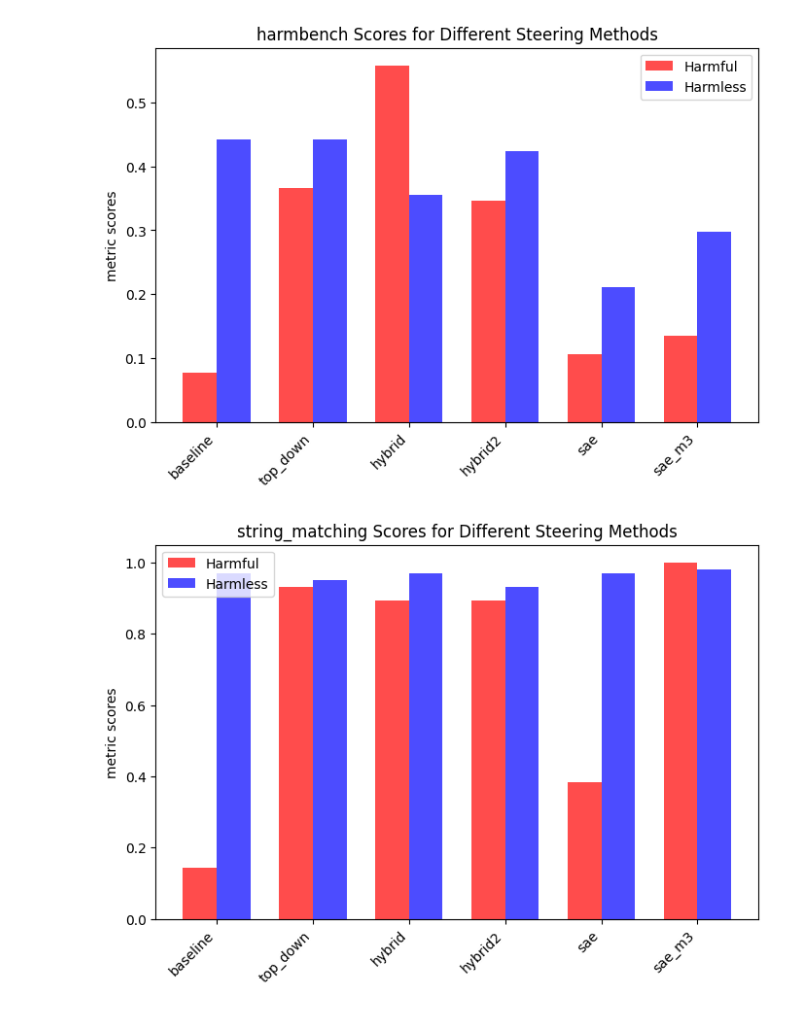
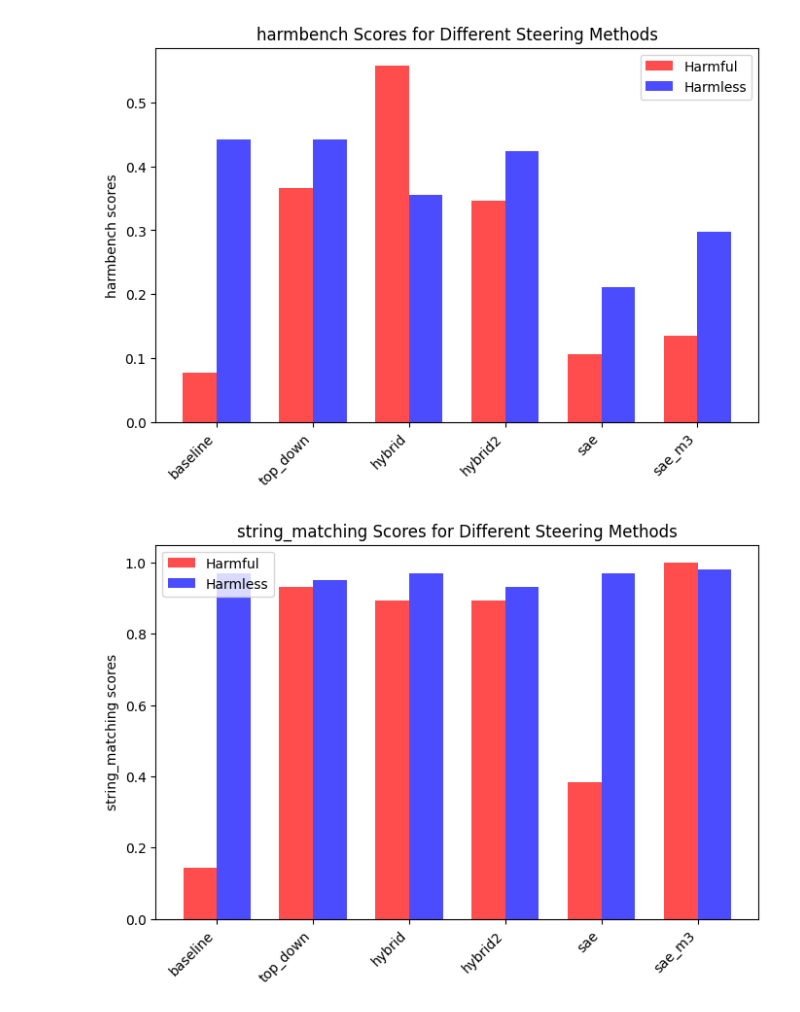
Before and after one commit to ak47na/top_down_vs_bottom_up_MI, a Jupyter notebook: evals.ipynb, the cells around one changed output. Saved outputs shown, nothing was run; the diff lists cells and outputs as text; code cells hidden in the pictures.

```diff
--- a/evals.ipynb
+++ b/evals.ipynb
@@ -63,33 +63,33 @@ def plot_refusal_scores(steering_scores_harmful: dict, steering_scores_harmless:
     - steering_scores_harmless (dict): {methodology: score} for harmless prompts.
     - metric (str): Name of the metric being plotted.
     """
     methodologies = list(steering_scores_harmful.keys())  # Get list of methodologies
     x = np.arange(len(methodologies))  # X positions for bars
     bar_width = 0.35  # Width of each bar
 
     # Extract scores
     harmful_scores = [steering_scores_harmful[method] for method in methodologies]
     harmless_scores = [steering_scores_harmless[method] for method in methodologies]
 
     fig, ax = plt.subplots(figsize=(8, 5))
 
     # Plot bars
     ax.bar(x - bar_width / 2, harmful_scores, width=bar_width, label="Harmful", color="red", alpha=0.7)
     ax.bar(x + bar_width / 2, harmless_scores, width=bar_width, label="Harmless", color="blue", alpha=0.7)
 
     # Formatting
     ax.set_xticks(x)
     ax.set_xticklabels(methodologies, rotation=45, ha="right")
-    ax.set_ylabel(f"metric scores")
+    ax.set_ylabel(f"{metric} scores")
     ax.set_title(f"{metric} Scores for Different Steering Methods")
     ax.legend()
 
     plt.show()
 
 harmful_harmbench_scores, harmless_harmbench_scores = get_refusal_scores(evals, 'harmbench_per_category', 'harmful'), get_refusal_scores(evals, 'harmbench_per_category', 'harmless')
 harmful_sm_scores, harmless_sm_scores = get_refusal_scores(evals, 'substring_matching_per_category', 'harmful'), get_refusal_scores(evals, 'substring_matching_per_category', 'harmless')
 plot_refusal_scores(harmful_harmbench_scores, harmless_harmbench_scores, 'harmbench')
 plot_refusal_scores(harmful_sm_scores, harmless_sm_scores, 'string_matching')
 # %% [output]
-[figure, old version]
+[figure, new version]
-[figure, old version]
+[figure, new version]
```
Also changed, not shown: 1 other file.
